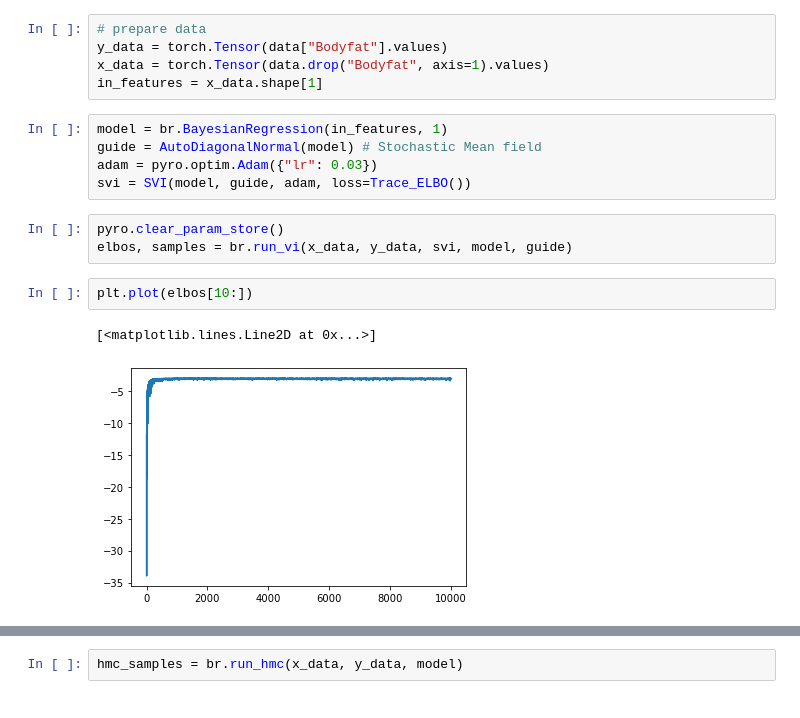
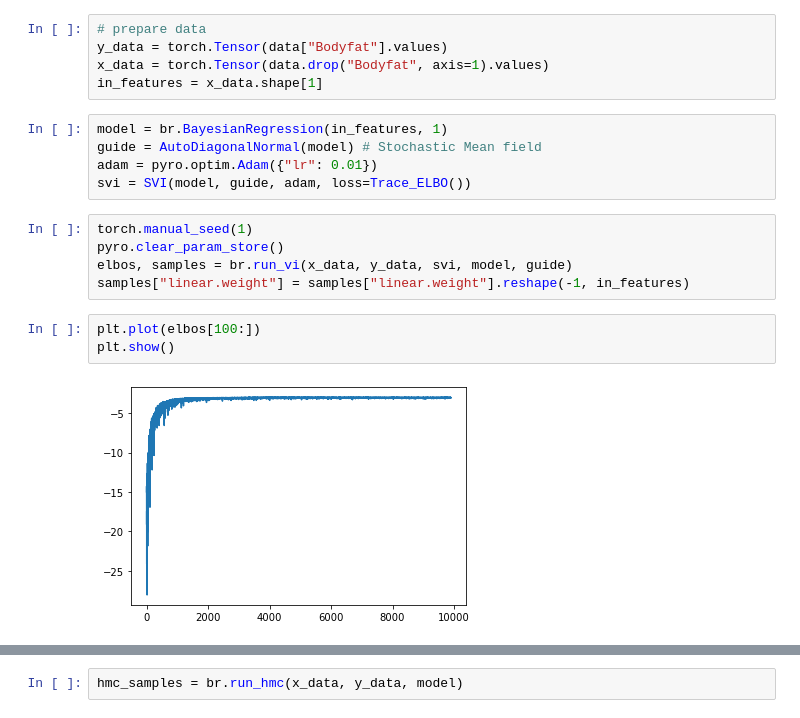
Before and after one commit to mkomod/variational-inference, a Jupyter notebook: py/bodyfat_regressions.ipynb, the cells around one changed output, grey strips where cells are left out. Saved outputs shown, nothing was run; the diff lists cells and outputs as text.

```diff
--- a/py/bodyfat_regressions.ipynb
+++ b/py/bodyfat_regressions.ipynb
@@ -33,16 +32,18 @@ in_features = x_data.shape[1]
 # %%
 model = br.BayesianRegression(in_features, 1)
 guide = AutoDiagonalNormal(model) # Stochastic Mean field
-adam = pyro.optim.Adam({"lr": 0.03})
+adam = pyro.optim.Adam({"lr": 0.01})
 svi = SVI(model, guide, adam, loss=Trace_ELBO())
 # %%
+torch.manual_seed(1)
 pyro.clear_param_store()
 elbos, samples = br.run_vi(x_data, y_data, svi, model, guide)
+samples["linear.weight"] = samples["linear.weight"].reshape(-1, in_features)
 # %%
-plt.plot(elbos[10:])
+plt.plot(elbos[100:])
+plt.show()
 # %% [output]
-[<matplotlib.lines.Line2D at 0x...>]
-[figure, old version]
+[figure, new version]
 # %%
 guide.requires_grad_(False)
 for name, value in pyro.get_param_store().items():
```
Also changed, not shown: parts of 9 cells of this notebook, 2 other files.
